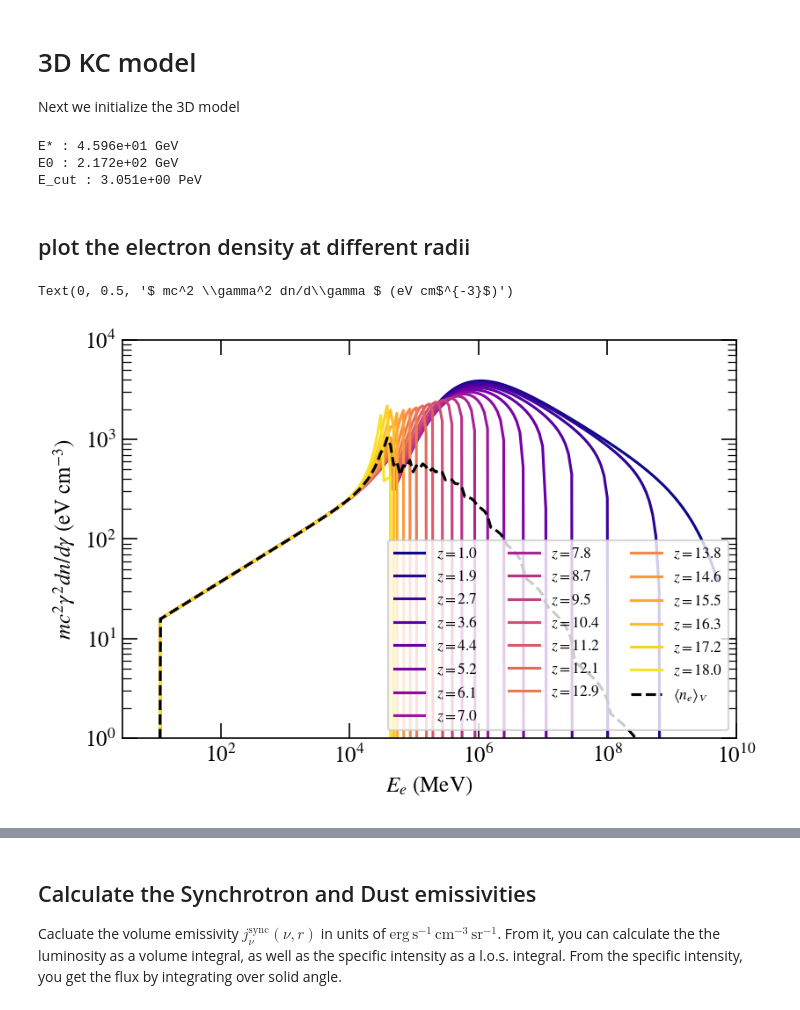
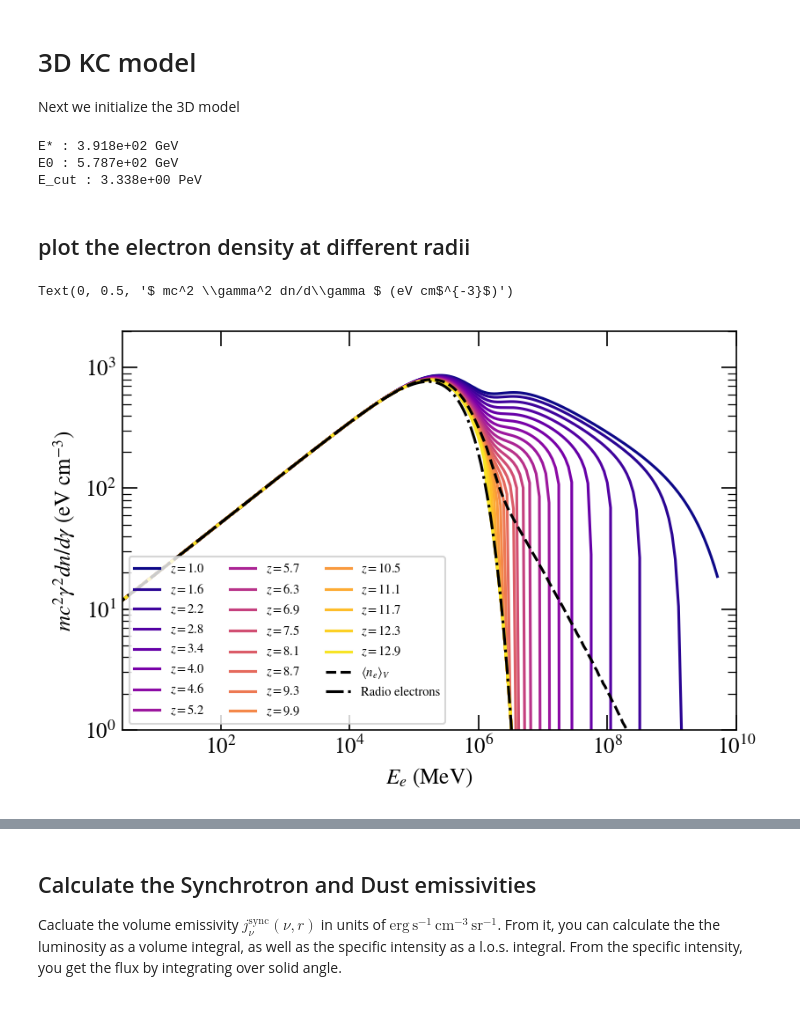
Before and after one commit to me-manu/crabmeyerpy, a Jupyter notebook: notebooks/demo_3d_KC.ipynb, the cells around one changed output, grey strips where cells are left out. Saved outputs shown, nothing was run; the diff lists cells and outputs as text; code cells hidden in the pictures.

```diff
--- a/notebooks/demo_3d_KC.ipynb
+++ b/notebooks/demo_3d_KC.ipynb
@@ -109,19 +113,19 @@ Next we initialize the 3D model
 config = {
     # electron spectrum parameters
     "params_n_el": {
-        "sigma": 0.003,
-        "r_shock": 0.1 * u.pc.to('cm'),
+        "sigma": 0.0045,
+        "r_shock": 0.14 * u.pc.to('cm'),
         "spin_down_lumi": 5.e38,
-        "Nradio": np.exp(120.) / (0.001 * kpc2cm)**3 / 4. / np.pi / 4., # these are just some scalings
-        "gradio_min": np.exp(3.1),
-        "gradio_max": np.exp(12.1) / 2.,
-        "Sradio": -1.60,
-        "Nwind": 4., # these are just some scalings
-        "gwind_min": np.exp(12.96),
-        "gwind_max": np.exp(22.51),
-        "gmin": np.exp(3.1),
+        "Nradio": np.exp(-11.41), # these are just some scalings
+        "gradio_min": np.exp(0.),
+        "gradio_max": np.exp(13.55),
+        "Sradio": -1.58,
+        "Nwind": np.exp(-1.32),
+        "gwind_min": np.exp(13.94),
+        "gwind_max": np.exp(22.60),
+        "gmin": np.exp(0.),
         "gmax": np.exp(25.),
-        "Swind": -2.4,
+        "Swind": -2.32,
     },
     # seed photon field parameters
     "params_n_seed": {
@@ -144,25 +148,28 @@ print("E* : {0:.3e} GeV".format(config['params_n_el']['gradio_max'] * m_e_eV / 1
 print("E0 : {0:.3e} GeV".format(config['params_n_el']['gwind_min'] * m_e_eV / 1e9))
 print("E_cut : {0:.3e} PeV".format(config['params_n_el']['gwind_max'] * m_e_eV / 1e15))
 # %% [output]
-E* : 4.596e+01 GeV
-E0 : 2.172e+02 GeV
-E_cut : 3.051e+00 PeV
+E* : 3.918e+02 GeV
+E0 : 5.787e+02 GeV
+E_cut : 3.338e+00 PeV
 # %%
 # maximum radius of nebule
 r0_pc = 1.8
 # %%
 # the assumed electron spectrum
 def n_el_spec(gamma, r, **params):
-    return nel_crab_radio(gamma, **params) + nel_wind_kc(gamma, r, **params)
+    return nel_crab_radio_cutoff(gamma, **params) + nel_wind_kc(gamma, r, **params)
 # %%
 ssc = CrabSSC3D(copy.deepcopy(config), n_el_spec, B_kc, d_kpc=d, r0_pc=r0_pc, log_level="DEBUG")
 # %% [markdown]
 ## plot the electron density at different radii
 # %%
 r = np.linspace(ssc.params_n_el['r_shock'], ssc.r0, 21)
+r_int = np.linspace(ssc.params_n_el['r_shock'], ssc.r0, 100)
 gamma = np.logspace(0., 10., 200)
+gamma_int = np.logspace(0., 10., 300)
 
 gg, rr = np.meshgrid(gamma, r, indexing='ij')
+gg_int, rr_int = np.meshgrid(gamma_int, r_int, indexing='ij')
 
 zz = rr / ssc.params_n_el['r_shock']
 gm = gamma_max_kc(zz, **ssc.params_n_el)
@@ -172,28 +179,37 @@ g_prime = gg * np.power(vzz, 1. / 3.) / (1. - gg / gm)
 # %%
 plt.figure(dpi=150)
 
 c = gamma**2. * m_e_eV
+c_int = gamma_int**2. * m_e_eV
 
 # compute n_el over grid of gamma and r
 n_el = ssc.n_el(gg, rr, **ssc.params_n_el)
+n_el_int = ssc.n_el(gg_int, rr_int, **ssc.params_n_el)
 
 # compute volume averaged n_el
 V0 = 4. / 3. * np.pi * ssc.r0 ** 3.
-n_el_avg = 4. * np.pi * simps(n_el * rr ** 2., rr) / V0
+n_el_avg = 4. * np.pi * simps(n_el_int * rr_int ** 2., rr_int) / V0
 
 for i, ri in enumerate(r):
     plt.loglog(gamma * m_e_eV / 1e6, n_el[:,i] * c,
                color=plt.cm.plasma(i/r.size),
                label='$z={0:.1f}$'.format(ri / ssc.params_n_el['r_shock'])
               )
 
-plt.loglog(gamma * m_e_eV / 1e6, n_el_avg * c, ls='--', color='k',  label=r'$\langle n_e \rangle_V$')
-plt.legend(fontsize='small', ncol=3)
+# volume averaged
+plt.loglog(gamma_int * m_e_eV / 1e6, n_el_avg * c_int, ls='--', color='k',  label=r'$\langle n_e \rangle_V$')
+
+# radio electrons
+plt.loglog(gamma * m_e_eV / 1e6,
+           nel_crab_radio_cutoff(gamma, **ssc.params_n_el) * c,
+           ls='-.', color='k',  label=r'Radio electrons')
+
+plt.legend(fontsize='x-small', ncol=3, loc=3)
 v = plt.gca().get_ylim()
-plt.ylim(1., 1e4)
+plt.ylim(1., 2e3)
 plt.xlim(3.e0,1e10)
 plt.xlabel("$E_e$ (MeV)")
 plt.ylabel("$ mc^2 \gamma^2 dn/d\gamma $ (eV cm$^{-3}$)")
 # %% [output]
 Text(0, 0.5, '$ mc^2 \\gamma^2 dn/d\\gamma $ (eV cm$^{-3}$)')
-[figure, old version]
+[figure, new version]
```
Also changed, not shown: parts of 23 cells of this notebook, 4 other files.
